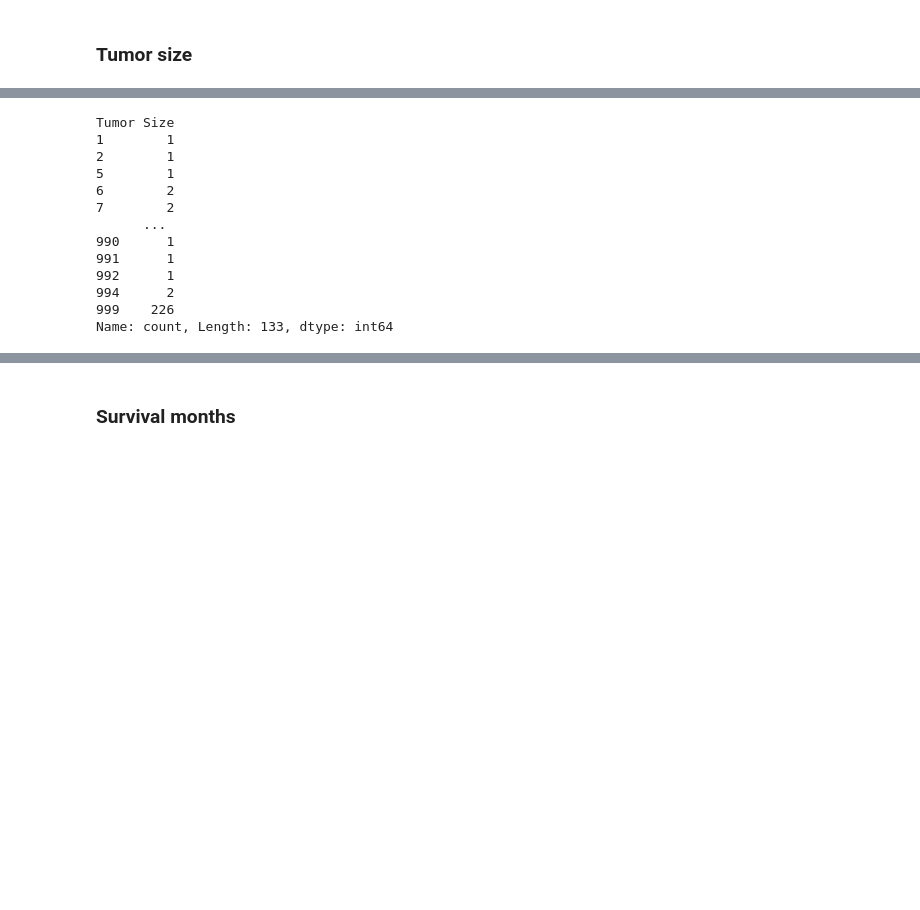
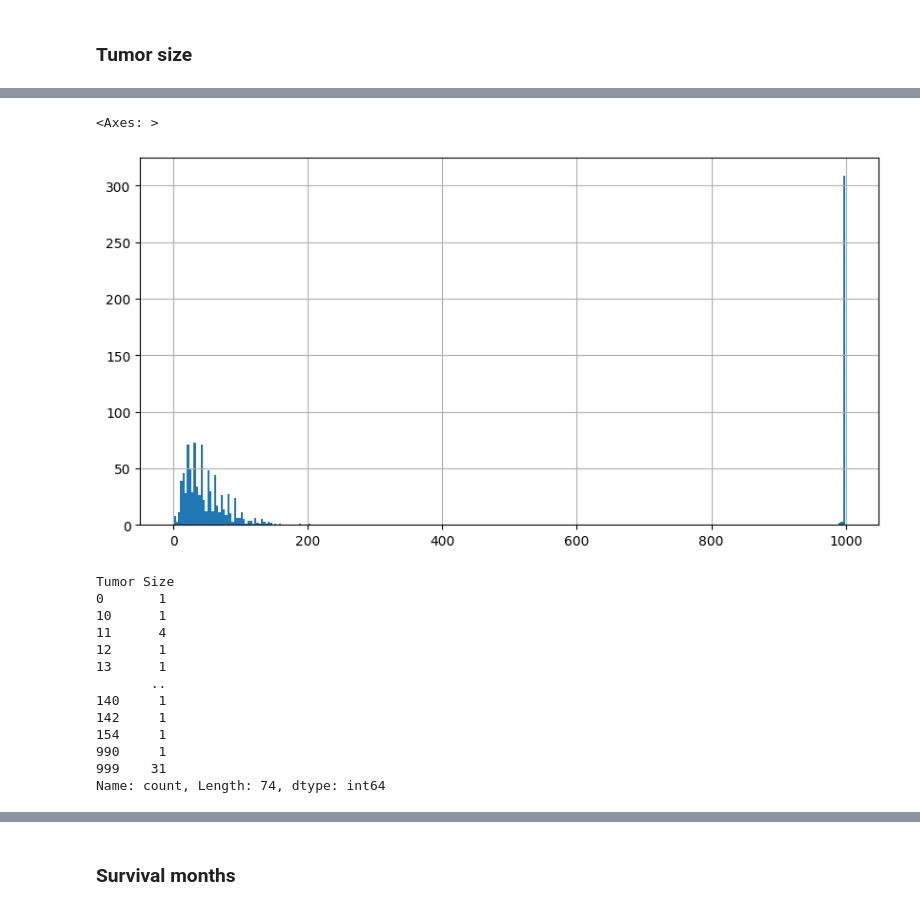
Before and after one commit to MSWinds/C-SCLC-PrognosisML, a Jupyter notebook: data_cleaning.ipynb, the cells around one changed output, grey strips where cells are left out. Saved outputs shown, nothing was run; the diff lists cells and outputs as text; code cells hidden in the pictures; blank space fills up the shorter version.

```diff
--- a/data_cleaning.ipynb
+++ b/data_cleaning.ipynb
@@ -177,4 +284,5 @@ def map_radiation_values(value):
     return 0 if value in values_for_zero else 1
 
 # Apply the function to the 'Radiation Recode' column
-df['Radiation recode'] = df['Radiation recode'].apply(map_radiation_values)
+df1['Radiation recode'] = df1['Radiation recode'].apply(map_radiation_values)
+df2['Radiation recode'] = df2['Radiation recode'].apply(map_radiation_values)
@@ -498,0 +595,21 @@ df.drop(columns='SEER Combined/AJCC Cancer Stage Group', inplace=True)
+# %%
+# drop NaN for df1
+df1 = df1[df1['Derived AJCC Stage Group, 6th ed (2004-2015)'].notna()]
+
+def group_stage(value):
+    if value in ['0is', 'OCCULT', 'UNK Stage']:
+        return 'Other'
+    elif value.startswith('I') and not value.startswith('II') and not value.startswith('IV'):
+        return 'I'
+    elif value.startswith('II') and not value.startswith('III'):
+        return 'II'
+    elif value.startswith('III'):
+        return 'III'
+    elif value.startswith('IV'):
+        return 'IV'
+    else:
+        return 'Other'  # Catch-all for any values not explicitly matched
+
+df1['Grouped Stage'] = df1['Derived AJCC Stage Group, 6th ed (2004-2015)'].apply(group_stage)
+
+df1['Grouped Stage'].value_counts(dropna=False).sort_index()
@@ -514,17 +673,23 @@ df.drop(columns=columns_to_drop, inplace=True)
+# %%
+df1['Tumor Size'].hist(bins=300, figsize=(10, 5))
+# %% [output]
+<Axes: >
+[figure, added]
 # %%
-df['Tumor Size'] = df['Tumor Size'].astype('int64')
-df['Tumor Size'].value_counts(dropna=False).sort_index()
+df2['Tumor Size'] = df2['Tumor Size Summary (2016+)']
+df2['Tumor Size'] = df2['Tumor Size'].astype('int64')
+df2['Tumor Size'].value_counts(dropna=False).sort_index()
 # %% [output]
 Tumor Size
-1        1
-2        1
-5        1
-6        2
-7        2
-      ...
-990      1
-991      1
-992      1
-994      2
-999    226
-Name: count, Length: 133, dtype: int64
+0       1
+10      1
+11      4
+12      1
+13      1
+       ..
+140     1
+142     1
+154     1
+990     1
+999    31
+Name: count, Length: 74, dtype: int64
```
Also changed, not shown: parts of 88 cells of this notebook, 4 other files.
